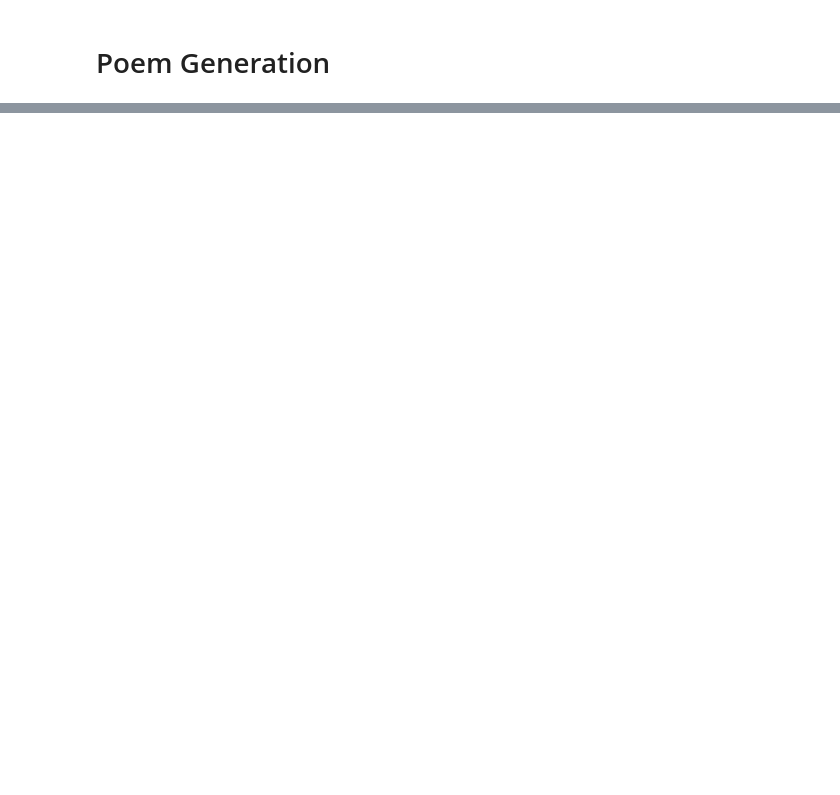
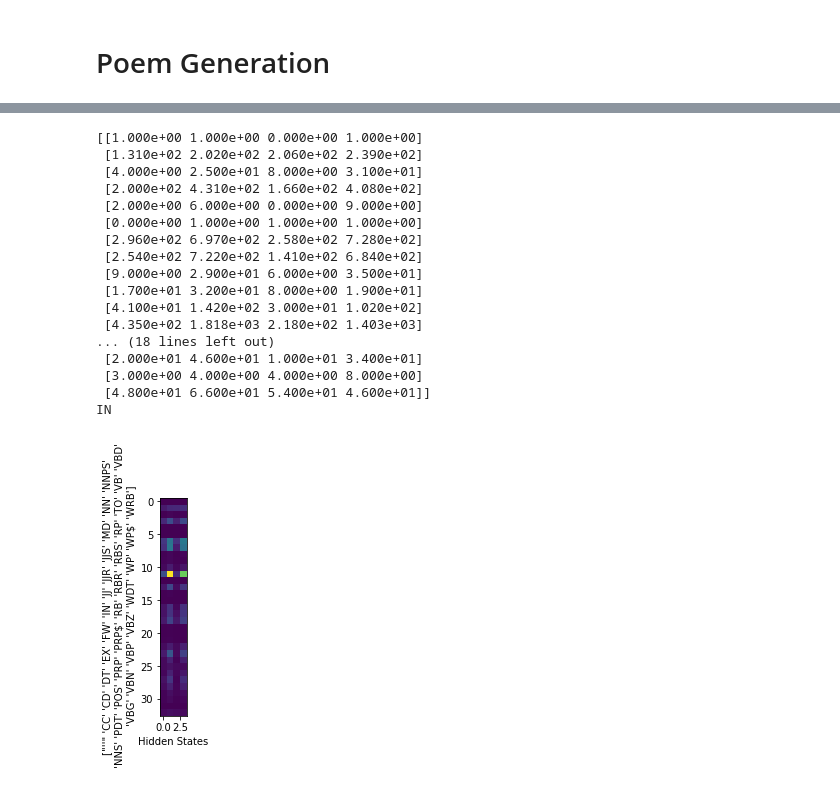
Before and after one commit to miladtaghavi/Miniproject3, a Jupyter notebook: HMMRhymeContext.ipynb, the cells around one changed output, grey strips where cells are left out. Saved outputs shown, nothing was run; the diff lists cells and outputs as text; code cells hidden in the pictures; blank space fills up the shorter version.

```diff
--- a/HMMRhymeContext.ipynb
+++ b/HMMRhymeContext.ipynb
@@ -115,7 +115,7 @@ all_lines_reversed_idx = [[word_idx(word) for word in line] for line in all_line
 # %%
 # Learn a HMM to generate the last words of each key line in a poem
 # TODO: vary number of states, iters.
-last_word_chain_HMM = HMM.unsupervised_HMM(last_word_chains_idx, n_states=9, n_words=len(words_list), N_iters=500)
+last_word_chain_HMM = HMM.unsupervised_HMM(last_word_chains_idx, n_states=4, n_words=len(words_list), N_iters=500)
 # %% [output]
 Iteration: 10
 Iteration: 20
@@ -136,7 +136,7 @@ Iteration: 490
 Iteration: 500
 # %%
 # Train a HMM to construct lines backwards
-reversed_line_HMM = HMM.unsupervised_HMM(all_lines_reversed_idx, n_states=9, n_words=len(words_list), N_iters=200)
+reversed_line_HMM = HMM.unsupervised_HMM(all_lines_reversed_idx, n_states=4, n_words=len(words_list), N_iters=200)
 # %% [output]
 Iteration: 10
 Iteration: 20
@@ -374,0 +308,54 @@ Thee none swift as me every and when dead.
+# %%
+Nstate = []
+NPOS = []
+words = []
+
+for line_ridx in all_lines_reversed_idx:
+    state = getStates(reversed_line_HMM,line_ridx)
+    line = get_line(line_ridx,inverse_words_dict)
+    POS,word = get_POS(line)
+    # Record the state and POS tags
+    NPOS.append(POS)
+    Nstate.append(state)
+    words.append(word)
+
+NPOS = np.concatenate(NPOS)
+Nstate = np.concatenate(Nstate)
+words = np.concatenate(words)
+# %%
+uniquePOS = np.unique(NPOS)
+uniqueState = np.unique(Nstate)
+out = np.zeros((len(uniquePOS),len(uniqueState)))
+# Count frequency of POS for each hidden state
+for j in uniqueState:
+    POS = NPOS[Nstate==j]
+    k = 0
+    for i in uniquePOS:
+        out[k,j]=len(POS[POS==i])
+        k=k+1
+# %%
+print(out)
+print(uniquePOS[6])
+plt.imshow(out)
+plt.xlabel('Hidden States')
+plt.ylabel(uniquePOS)
+plt.show()
+# %% [output]
+[[1.000e+00 1.000e+00 0.000e+00 1.000e+00]
+ [1.310e+02 2.020e+02 2.060e+02 2.390e+02]
+ [4.000e+00 2.500e+01 8.000e+00 3.100e+01]
+ [2.000e+02 4.310e+02 1.660e+02 4.080e+02]
+ [2.000e+00 6.000e+00 0.000e+00 9.000e+00]
+ [0.000e+00 1.000e+00 1.000e+00 1.000e+00]
+ [2.960e+02 6.970e+02 2.580e+02 7.280e+02]
+ [2.540e+02 7.220e+02 1.410e+02 6.840e+02]
+ [9.000e+00 2.900e+01 6.000e+00 3.500e+01]
+ [1.700e+01 3.200e+01 8.000e+00 1.900e+01]
+ [4.100e+01 1.420e+02 3.000e+01 1.020e+02]
+ [4.350e+02 1.818e+03 2.180e+02 1.403e+03]
+... (18 lines left out)
+ [2.000e+01 4.600e+01 1.000e+01 3.400e+01]
+ [3.000e+00 4.000e+00 4.000e+00 8.000e+00]
+ [4.800e+01 6.600e+01 5.400e+01 4.600e+01]]
+IN
+[figure, added]
```
Also changed, not shown: parts of 12 cells of this notebook.
